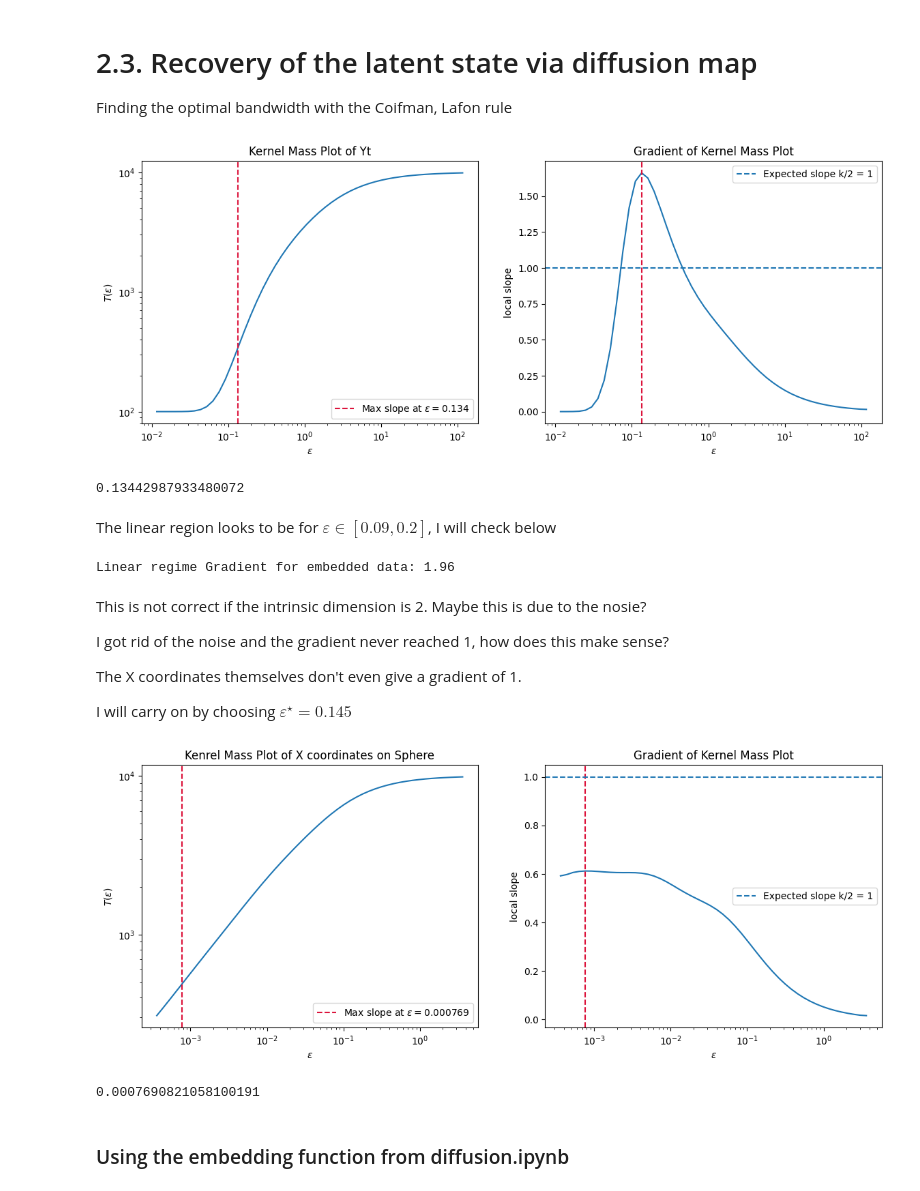
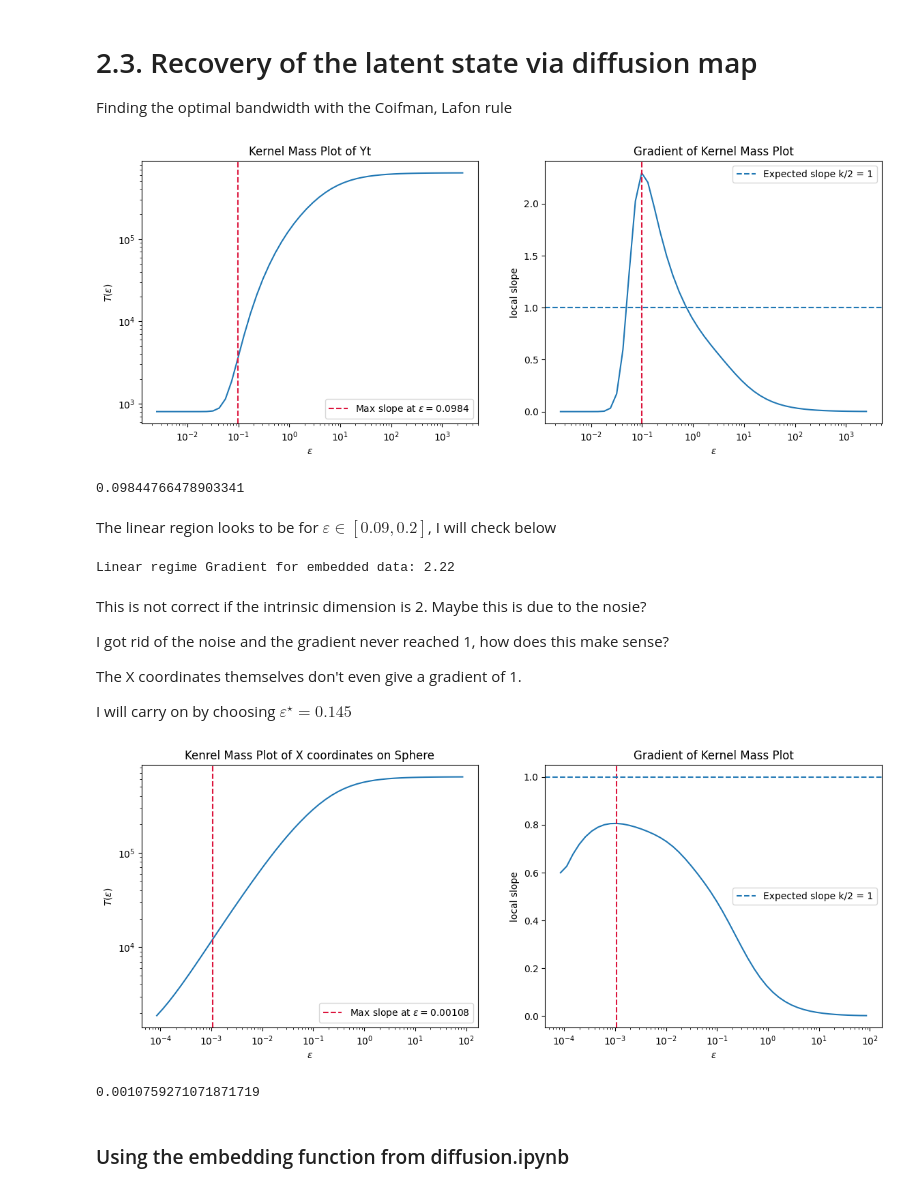
Before and after one commit to adamfowliee/JDKF_Starter, a Jupyter notebook: InitialTasks/LatentEstimation.ipynb, the cells around one changed output. Cells and saved outputs as stored; diff of their text form; code cells hidden in the pictures.

```diff
--- a/InitialTasks/LatentEstimation.ipynb
+++ b/InitialTasks/LatentEstimation.ipynb
@@ -24,7 +24,7 @@ def simulate_ou_on_sphere(mu = np.array([0,0,1]),
 
     # Generating the latent process Yt
     Y = np.zeros(shape=(T,d))
-    Y[0] = np.random.multivariate_normal(mean=np.zeros(d), cov=np.eye(d))
+    Y[0] = np.random.multivariate_normal(mean=np.zeros(d), cov=np.eye(d) * np.sqrt(dt))
 
     for t in range(1,T):
         xi = np.random.multivariate_normal(mean=np.zeros(d), cov=(np.eye(d)))
@@ -41,7 +41,7 @@ def simulate_ou_on_sphere(mu = np.array([0,0,1]),
 
     return X, Y
 
-X, Y = simulate_ou_on_sphere()
+X, Y = simulate_ou_on_sphere(T=800)
 # %%
 # %matplotlib widget
 # %%
@@ -164,8 +164,8 @@ def plot_kernel_mass(X, title="Kernel Mass Plot", ax=None, plot=True):
     d_med = np.median(d)
 
     eps_grid = np.logspace(
-        np.log10(d_med) - 2,
-        np.log10(d_med) + 2,
+        np.log10(d_med) - 3,
+        np.log10(d_med) + 3,
         50
     )
     T_eps = kernel_mass(D, eps_grid)
@@ -182,35 +182,35 @@ def plot_kernel_mass(X, title="Kernel Mass Plot", ax=None, plot=True):
             ax.axvline(eps_at_max_slope, linestyle="--", color="crimson", label=fr"Max slope at $\varepsilon={eps_at_max_slope:.3g}$")
             ax.set_title(title)
             ax.set_xlabel(r"$\varepsilon$")
             ax.set_ylabel(r"$T(\varepsilon)$")
             ax.legend()
         else:
             fig, (ax1, ax2) = plt.subplots(1,2)
             # Plotting the kernel mass plot
             ax1.loglog(eps_grid, T_eps)
             ax1.axvline(eps_at_max_slope, linestyle="--", color="crimson", label=fr"Max slope at $\varepsilon={eps_at_max_slope:.3g}$")
             ax1.set_title(title)
             ax1.set_xlabel(r"$\varepsilon$")
             ax1.set_ylabel(r"$T(\varepsilon)$")
             ax1.legend()
             # Plotting the gradient
             ax2.semilogx(eps_grid, slope)
             ax2.axvline(eps_at_max_slope, linestyle="--", color="crimson")
             ax2.axhline(1, linestyle="--", label="Expected slope k/2 = 1")
             ax2.set_xlabel(r"$\varepsilon$")
             ax2.set_ylabel("local slope")
             ax2.set_title("Gradient of Kernel Mass Plot")
             fig.set_figheight(5)
             fig.set_figwidth(14)
             plt.legend()
             plt.show()
 
     return eps_at_max_slope
 
 plot_kernel_mass(yt, title="Kernel Mass Plot of Yt")
 # %% [output]
-[figure, old version]
+[figure, new version]
-0.13442987933480072
+0.09844766478903341
 # %% [markdown]
 The linear region looks to be for $\varepsilon \in [0.09, 0.2]$, I will check below
 # %%
@@ -236,7 +236,7 @@ T_eps = kernel_mass(D, eps_grid)
 m_sr, c_sr = log_polyfit(eps_grid, T_eps)
 print(f'Linear regime Gradient for embedded data: {m_sr:.2f}')
 # %% [output]
-Linear regime Gradient for embedded data: 1.96
+Linear regime Gradient for embedded data: 2.22
 # %% [markdown]
 This is not correct if the intrinsic dimension is 2. Maybe this is due to the nosie?
 
@@ -252,8 +252,8 @@ EPS = 0.134
 # %%
 plot_kernel_mass(X, title="Kenrel Mass Plot of X coordinates on Sphere")
 # %% [output]
-[figure, old version]
+[figure, new version]
-0.0007690821058100191
+0.0010759271071871719
 # %% [markdown]
 ### Using the embedding function from diffusion.ipynb
 # %%
```
Also changed, not shown: parts of 2 cells of this notebook, 1 other file.
